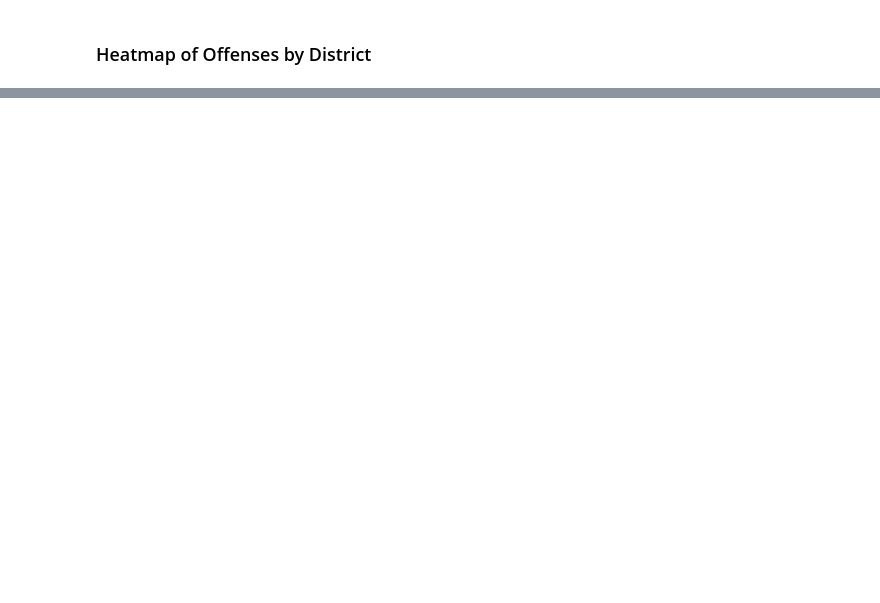
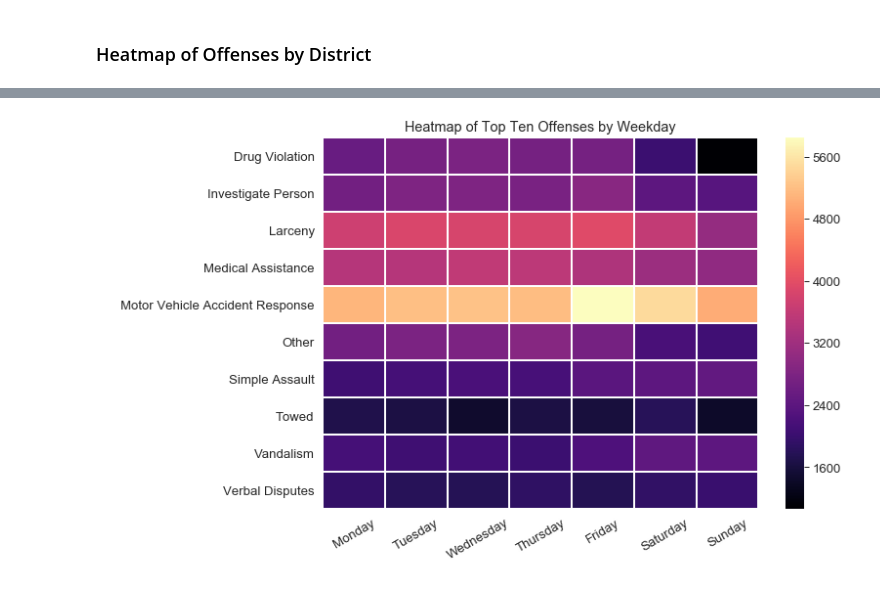
Before and after one commit to SpacePatroller/Boston_Crime_Data, a Jupyter notebook: Crime Data EDA.ipynb, the cells around one changed output, grey strips where cells are left out. Saved outputs shown, nothing was run; the diff lists cells and outputs as text; code cells hidden in the pictures; blank space fills up the shorter version.

```diff
--- a/Crime Data EDA.ipynb
+++ b/Crime Data EDA.ipynb
@@ -236,0 +270,24 @@ plt.savefig('images/districtsOffenseHeatMap.png',bbox_inches='tight')
+# %%
+crimeByDayCatg = pd.DataFrame(df.groupby(['DAY_OF_WEEK','OFFENSE_CODE_GROUP'])['OFFENSE_CODE_GROUP'].count())
+
+crimeByDayCatg.rename(columns={'OFFENSE_CODE_GROUP':'Count'},inplace=True)
+
+crimeByDayCatg.reset_index(inplace=True)
+
+
+crimeByDayCatg['DAY_OF_WEEK'] = pd.Categorical(crimeByDayCatg['DAY_OF_WEEK'], categories=
+    ['Monday','Tuesday','Wednesday','Thursday','Friday','Saturday', 'Sunday'],
+    ordered=True)
+
+crimeByDayCatg.sort_values(by='DAY_OF_WEEK')
+
+# filter table to only include the overall top ten offenses.
+crimeByDayCatgHeatTopTen = pd.DataFrame(crimeByDayCatg[crimeByDayCatg['OFFENSE_CODE_GROUP'].isin(topTenOffensesList)])
+
+# pivot table to create heat map
+crimeByDayCatgHeat = crimeByDayCatgHeatTopTen.pivot(index='OFFENSE_CODE_GROUP',columns='DAY_OF_WEEK',values='Count').fillna(0)
+
+
+
+
+crimeByDayCatgHeat.head()
@@ -236,0 +302,14 @@ plt.savefig('images/districtsOffenseHeatMap.png',bbox_inches='tight')
+# %%
+sns.set()
+sns.set_context('paper',font_scale=1.5)
+
+figure = plt.figure(figsize=(10,7))
+sns.heatmap(crimeByDayCatgHeat,linecolor='white',linewidths=1,cmap='magma',)
+
+plt.ylabel(' ')
+plt.xlabel(' ')
+plt.xticks(rotation=30)
+plt.title('Heatmap of Top Ten Offenses by Weekday')
+plt.savefig('images/offenseByWeekdayHeatmap.png')
+# %% [output]
+[figure, added]
```
Also changed, not shown: parts of 19 cells of this notebook, 9 other files.
